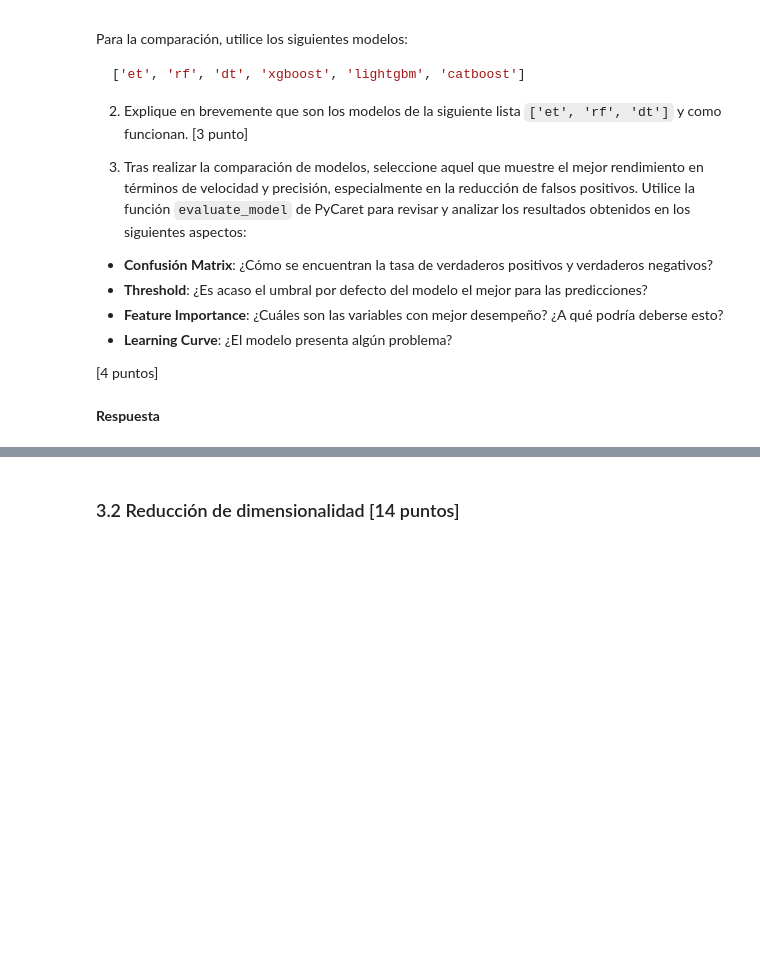
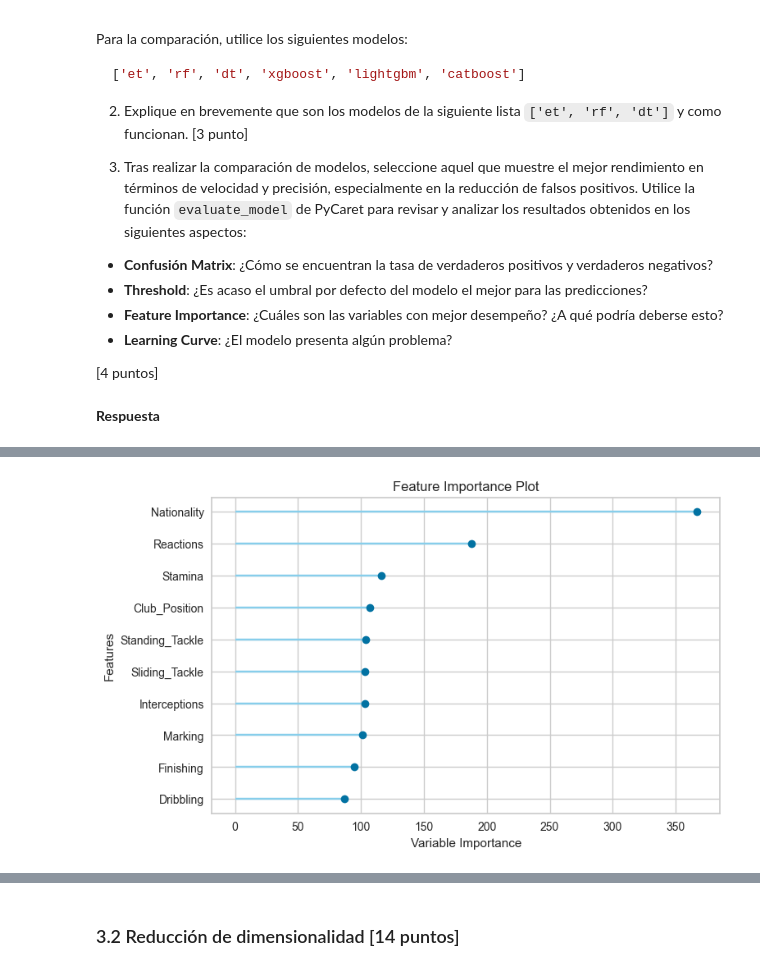
Before and after one commit to melaniejalea/Laboratorios-MDS7202, a Jupyter notebook: Laboratorio 7/Lab7.ipynb, the cells around one changed output, grey strips where cells are left out. Saved outputs shown, nothing was run; the diff lists cells and outputs as text; code cells hidden in the pictures; blank space fills up the shorter version.

```diff
--- a/Laboratorio 7/Lab7.ipynb
+++ b/Laboratorio 7/Lab7.ipynb
@@ -489,0 +592,3 @@ Para la comparación, utilice los siguientes modelos:
+# %%
+plot_model(final_model, plot='feature')
+# %% [output]
@@ -489,0 +596 @@ Para la comparación, utilice los siguientes modelos:
+[figure, added]
```
Also changed, not shown: parts of 52 cells of this notebook.
